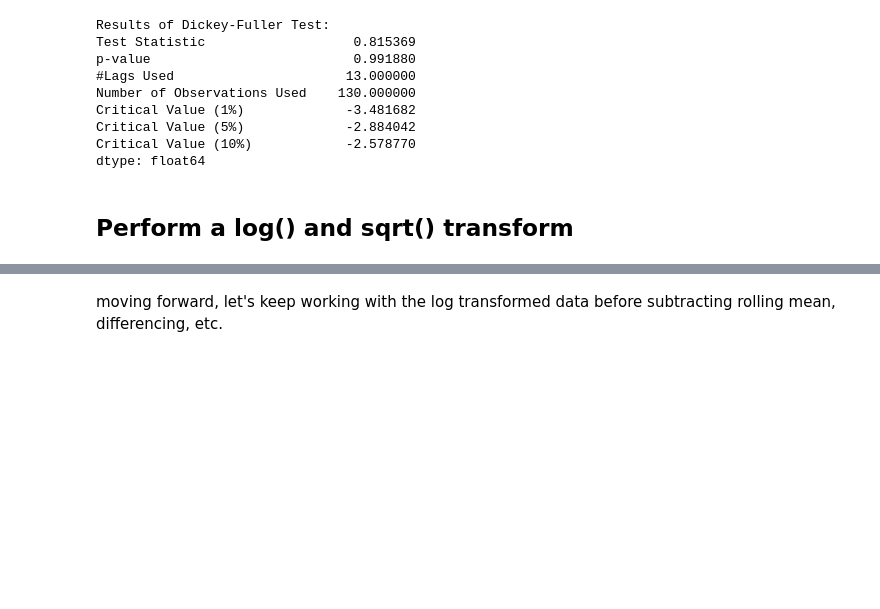
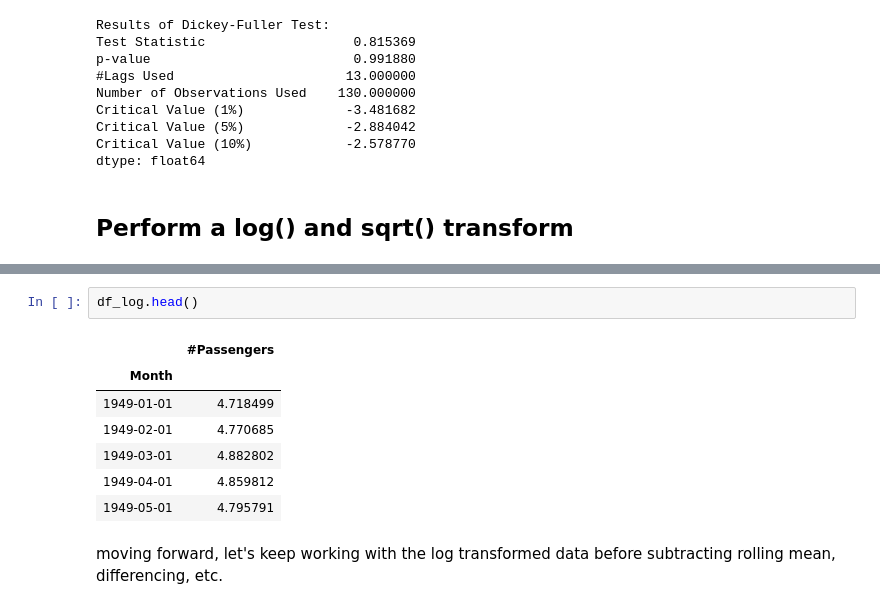
Before and after one commit to jmt0221/dsc-removing-trends-lab-nyc-ds-082619, a Jupyter notebook: index.ipynb, the cells around one changed output, grey strips where cells are left out. Drawn from its saved outputs; the diff is of its cells as text; blank space fills up the shorter version.

```diff
--- a/index.ipynb
+++ b/index.ipynb
@@ -96,3 +94,13 @@ NameError: ("name 'np' is not defined", 'occurred at index #Passengers')
+# %%
+df_log.head()
+# %% [output]
+|  | #Passengers |
+| Month |  |
+| 1949-01-01 | 4.718499 |
+| 1949-02-01 | 4.770685 |
+| 1949-03-01 | 4.882802 |
+| 1949-04-01 | 4.859812 |
+| 1949-05-01 | 4.795791 |
 # %% [markdown]
 moving forward, let's keep working with the log transformed data before subtracting rolling mean, differencing, etc.
 # %% [markdown]
```
Also changed, not shown: parts of 1 cell of this notebook.
